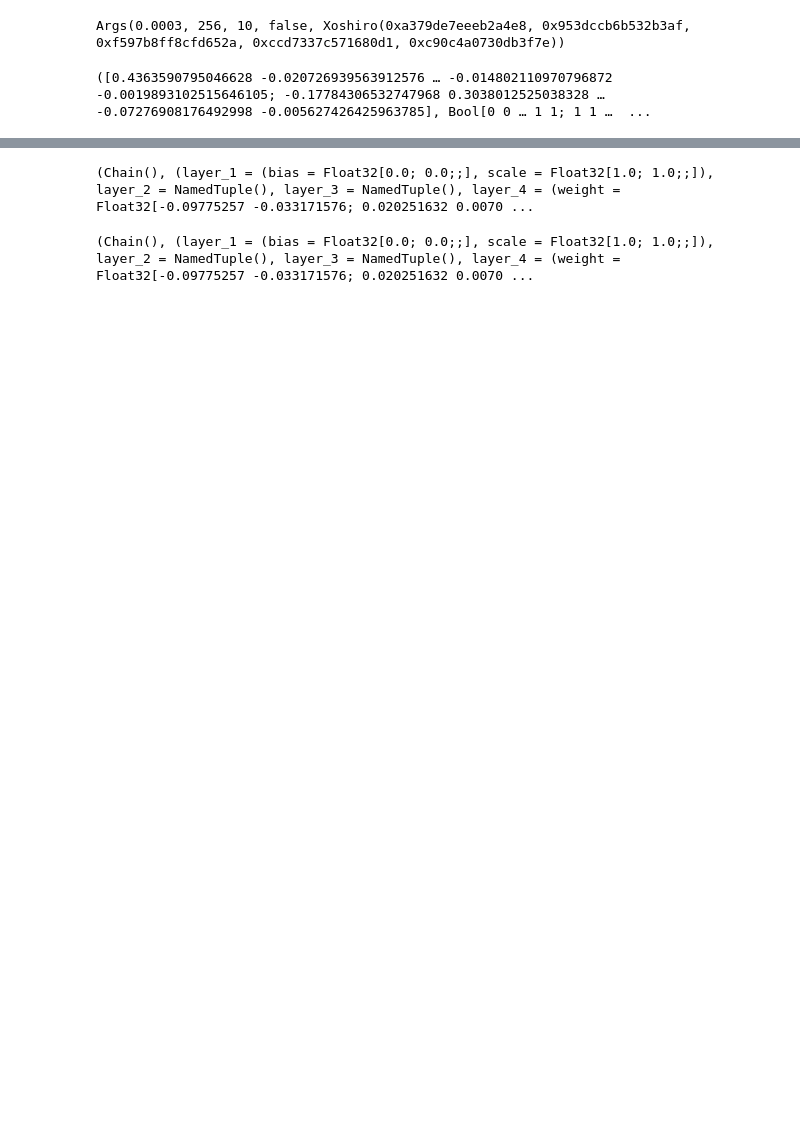
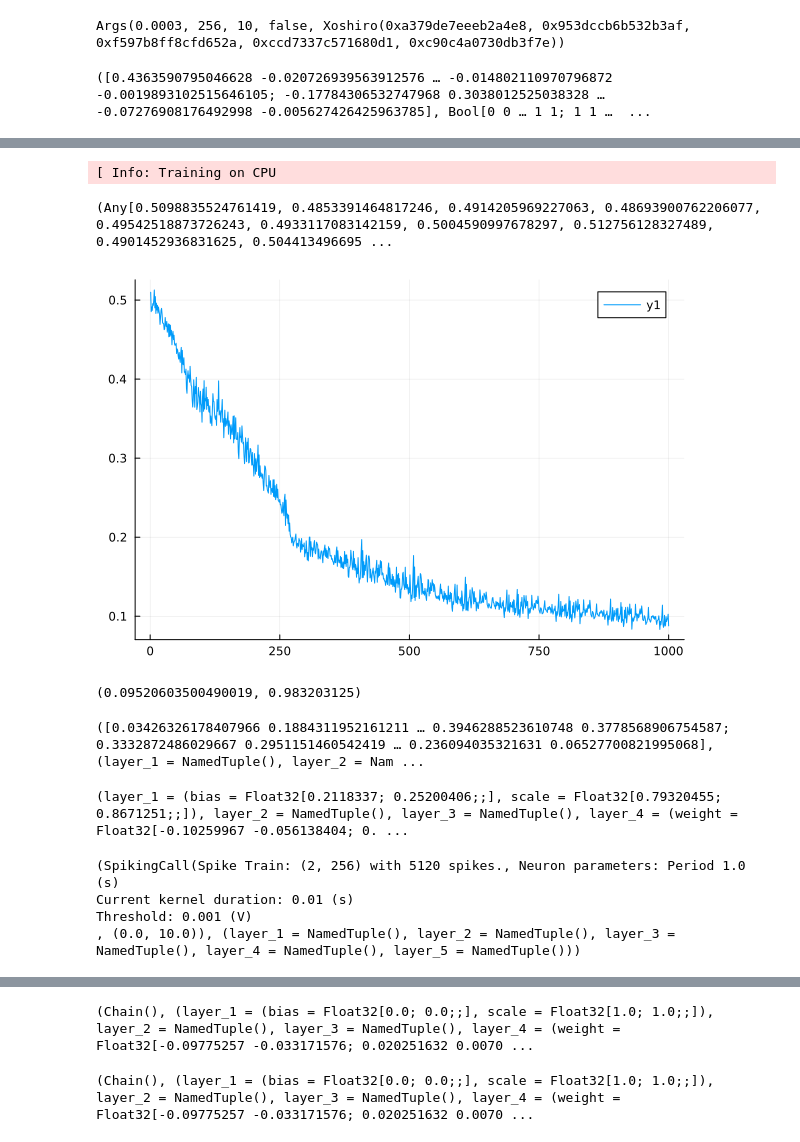
Before and after one commit to wilkieolin/PhasorNetworks.jl, a Jupyter notebook: demos/network.ipynb, the cells around one changed output, grey strips where cells are left out. Cells and saved outputs as stored; diff of their text form; code cells hidden in the pictures; blank space fills up the shorter version.

```diff
--- a/demos/network.ipynb
+++ b/demos/network.ipynb
@@ -78,3 +78,15 @@ function build_spiking_mlp(args, spk_args)
 end
 # %% [output]
 build_spiking_mlp (generic function with 1 method)
+# %%
+function build_mlp_f32(args)
+    phasor_model = Chain(LayerNorm((2,)), x -> tanh_fast.(x), x -> x, PhasorDenseF32(2 => 128), PhasorDenseF32(128 => 2))
+    ps, st = Lux.setup(args.rng, phasor_model)
+    return phasor_model, ps, st
+end
+
+function build_spiking_mlp_f32(args, spk_args)
+    spk_model = Chain(LayerNorm((2,)), x -> tanh_fast.(x), MakeSpiking(spk_args, repeats), PhasorDenseF32(2 => 128), PhasorDenseF32(128 => 2))
+    ps, st = Lux.setup(args.rng, spk_model)
+    return spk_model, ps, st
+end
@@ -138,0 +177,28 @@ x, y = first(train_loader)
+# %%
+losses, ps_train, st_train = train(model, ps, st, train_loader, args)
+# %% [output]
+[ Info: Training on CPU
+(Any[0.5098835524761419, 0.4853391464817246, 0.4914205969227063, 0.48693900762206077, 0.49542518873726243, 0.4933117083142159, 0.5004590997678297, 0.512756128327489, 0.4901452936831625, 0.504413496695 ...
+# %%
+plot(losses)
+# %% [output]
+[figure, added]
+# %%
+loss_and_accuracy(test_loader, model, ps_train, st_train)
+# %% [output]
+(0.09520603500490019, 0.983203125)
+# %%
+yt, _ = model(x, ps_train, st_train)
+# %% [output]
+([0.03426326178407966 0.1884311952161211 … 0.3946288523610748 0.3778568906754587; 0.3332872486029667 0.2951151460542419 … 0.236094035321631 0.06527700821995068], (layer_1 = NamedTuple(), layer_2 = Nam ...
+# %%
+ps_train
+# %% [output]
+(layer_1 = (bias = Float32[0.2118337; 0.25200406;;], scale = Float32[0.79320455; 0.8671251;;]), layer_2 = NamedTuple(), layer_3 = NamedTuple(), layer_4 = (weight = Float32[-0.10259967 -0.056138404; 0. ...
+# %%
+yt_spk, _ = spk_model(x, ps_train, st_train)
+# %% [output]
+(SpikingCall(Spike Train: (2, 256) with 5120 spikes., Neuron parameters: Period 1.0 (s)
+Current kernel duration: 0.01 (s)
+Threshold: 0.001 (V)
+, (0.0, 10.0)), (layer_1 = NamedTuple(), layer_2 = NamedTuple(), layer_3 = NamedTuple(), layer_4 = NamedTuple(), layer_5 = NamedTuple()))
```
Also changed, not shown: parts of 35 cells of this notebook, 2 other files.
